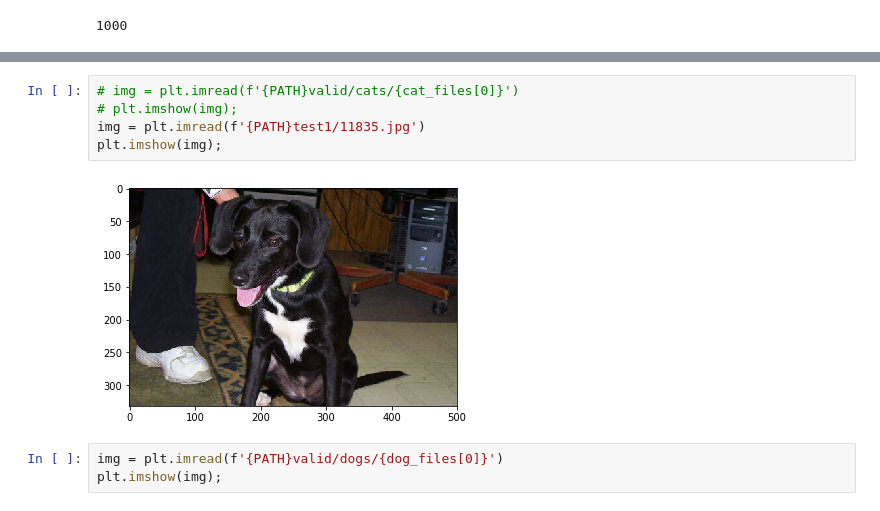
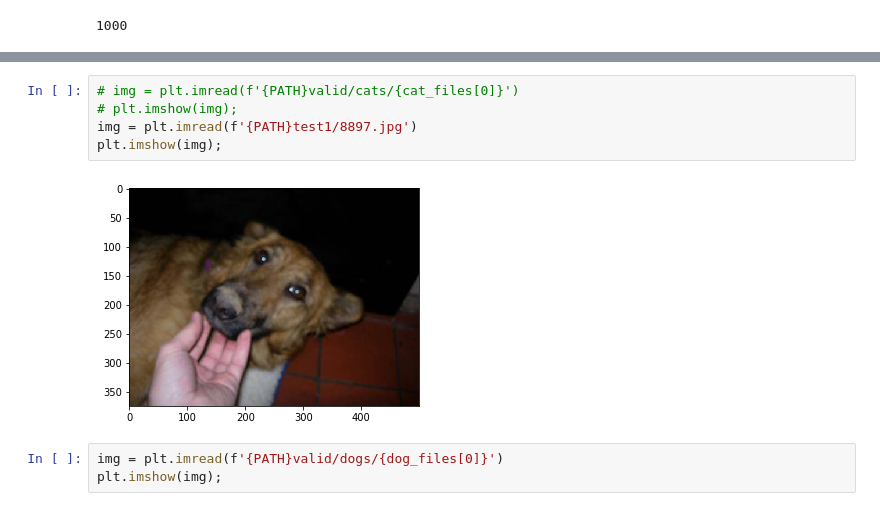
Before and after one commit to jcytong/fastai, a Jupyter notebook: courses/dl1/JT-kaggle-dogs-vs-cats.ipynb, the cells around one changed output, grey strips where cells are left out. Cells and saved outputs as stored; diff of their text form.

```diff
--- a/courses/dl1/JT-kaggle-dogs-vs-cats.ipynb
+++ b/courses/dl1/JT-kaggle-dogs-vs-cats.ipynb
@@ -65,10 +88,10 @@ len(dog_files)
 # %%
 # img = plt.imread(f'{PATH}valid/cats/{cat_files[0]}')
 # plt.imshow(img);
-img = plt.imread(f'{PATH}test1/11835.jpg')
+img = plt.imread(f'{PATH}test1/8897.jpg')
 plt.imshow(img);
 # %% [output]
-[figure, old version]
+[figure, new version]
 # %%
 img = plt.imread(f'{PATH}valid/dogs/{dog_files[0]}')
 plt.imshow(img);
```
Also changed, not shown: parts of 6 cells of this notebook.
